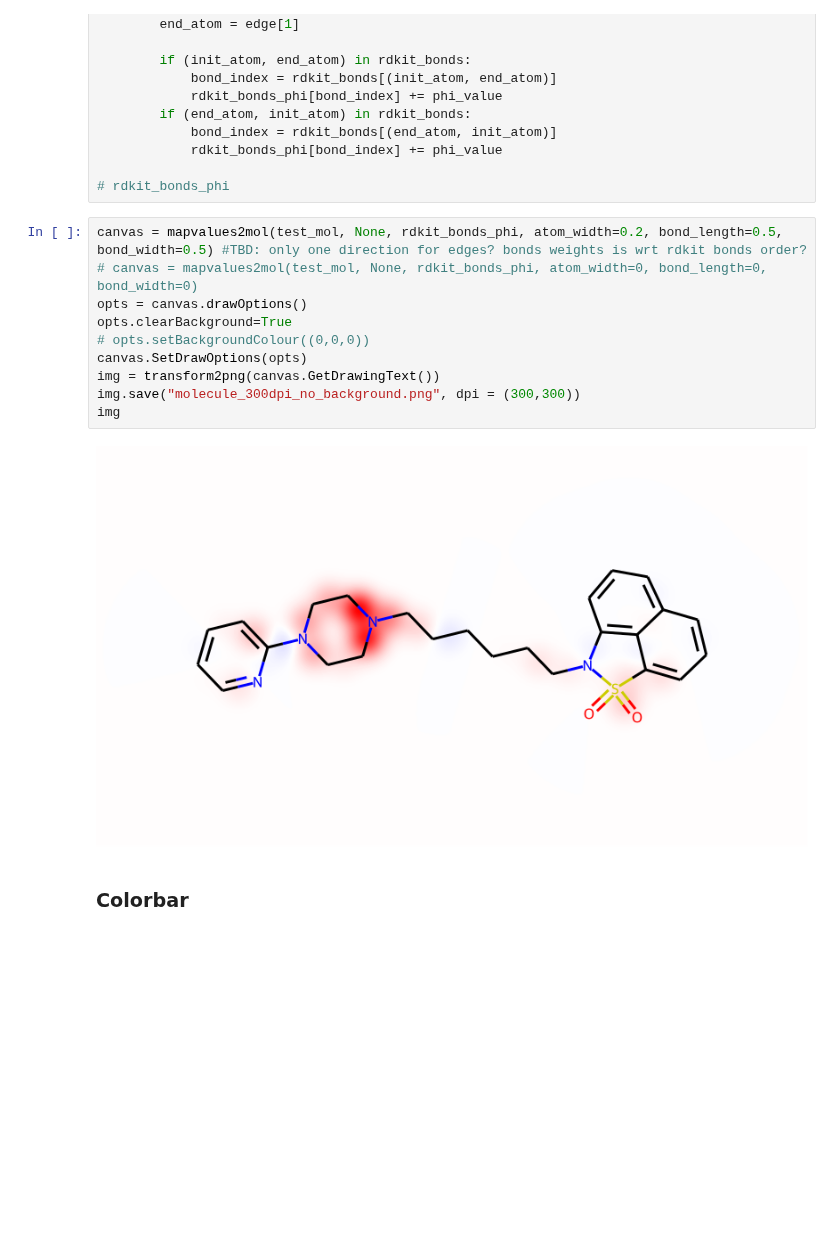
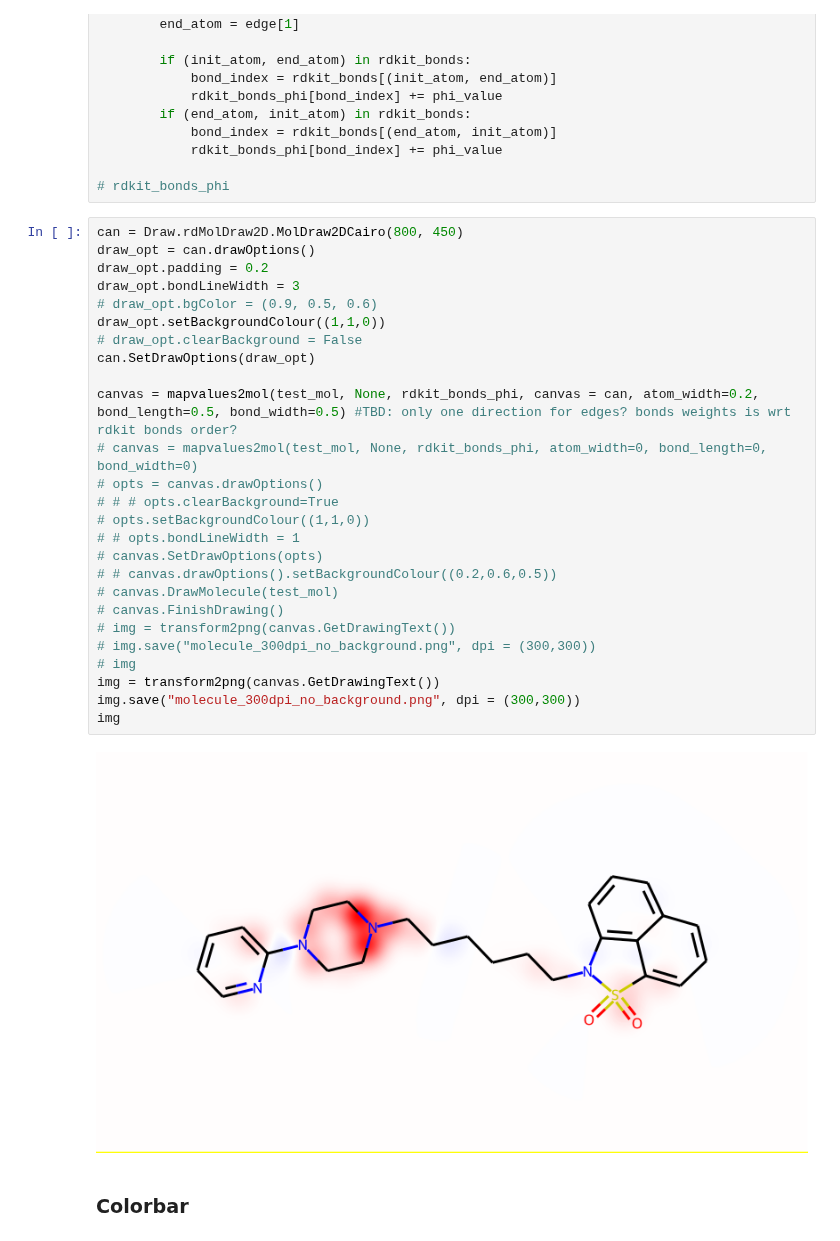
Before and after one commit to AndMastro/EdgeSHAPer, a Jupyter notebook: src/explanations_visualizer.ipynb, the cells around one changed output. Drawn from its saved outputs; the diff is of its cells as text; blank space fills up the shorter version.

```diff
--- a/src/explanations_visualizer.ipynb
+++ b/src/explanations_visualizer.ipynb
@@ -195,17 +195,33 @@ else:
 
 # rdkit_bonds_phi
 # %%
-canvas = mapvalues2mol(test_mol, None, rdkit_bonds_phi, atom_width=0.2, bond_length=0.5, bond_width=0.5) #TBD: only one direction for edges? bonds weights is wrt rdkit bonds order?
+can = Draw.rdMolDraw2D.MolDraw2DCairo(800, 450)
+draw_opt = can.drawOptions()
+draw_opt.padding = 0.2
+draw_opt.bondLineWidth = 3
+# draw_opt.bgColor = (0.9, 0.5, 0.6)
+draw_opt.setBackgroundColour((1,1,0))
+# draw_opt.clearBackground = False
+can.SetDrawOptions(draw_opt)
+
+canvas = mapvalues2mol(test_mol, None, rdkit_bonds_phi, canvas = can, atom_width=0.2, bond_length=0.5, bond_width=0.5) #TBD: only one direction for edges? bonds weights is wrt rdkit bonds order?
 # canvas = mapvalues2mol(test_mol, None, rdkit_bonds_phi, atom_width=0, bond_length=0, bond_width=0)
-opts = canvas.drawOptions()
-opts.clearBackground=True
-# opts.setBackgroundColour((0,0,0))
-canvas.SetDrawOptions(opts)
+# opts = canvas.drawOptions()
+# # # opts.clearBackground=True
+# opts.setBackgroundColour((1,1,0))
+# # opts.bondLineWidth = 1
+# canvas.SetDrawOptions(opts)
+# # canvas.drawOptions().setBackgroundColour((0.2,0.6,0.5))
+# canvas.DrawMolecule(test_mol)
+# canvas.FinishDrawing()
+# img = transform2png(canvas.GetDrawingText())
+# img.save("molecule_300dpi_no_background.png", dpi = (300,300))
+# img
 img = transform2png(canvas.GetDrawingText())
 img.save("molecule_300dpi_no_background.png", dpi = (300,300))
 img
 # %% [output]
-[figure, old version]
+[figure, new version]
 # %% [markdown]
 ### Colorbar
 # %%
```
Also changed, not shown: parts of 3 cells of this notebook, 1 other file.
